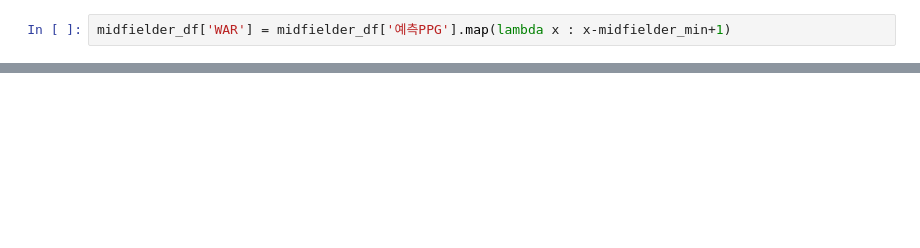
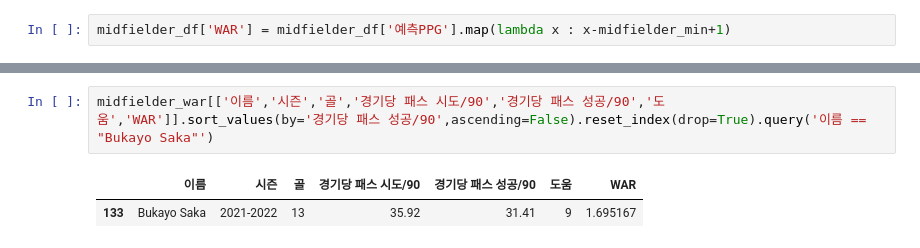
Before and after one commit to YongJaeJung/FM_DA_Project, a Jupyter notebook: 07.선수별_WAR_측정기-미드필더.ipynb, the cells around one changed output, grey strips where cells are left out. Drawn from its saved outputs; the diff is of its cells as text; blank space fills up the shorter version.

```diff
--- a/07.선수별_WAR_측정기-미드필더.ipynb
+++ b/07.선수별_WAR_측정기-미드필더.ipynb
@@ -111,0 +122,5 @@ midfielder_war[['이름','시즌','골', '도움','WAR']].sort_values(by='WAR',a
+# %%
+midfielder_war[['이름','시즌','골','경기당 패스 시도/90','경기당 패스 성공/90','도움','WAR']].sort_values(by='경기당 패스 성공/90',ascending=False).reset_index(drop=True).query('이름 == "Bukayo Saka"')
+# %% [output]
+|  | 이름 | 시즌 | 골 | 경기당 패스 시도/90 | 경기당 패스 성공/90 | 도움 | WAR |
+| 133 | Bukayo Saka | 2021-2022 | 13 | 35.92 | 31.41 | 9 | 1.695167 |
```
Also changed, not shown: parts of 8 cells of this notebook, 3 other files.
